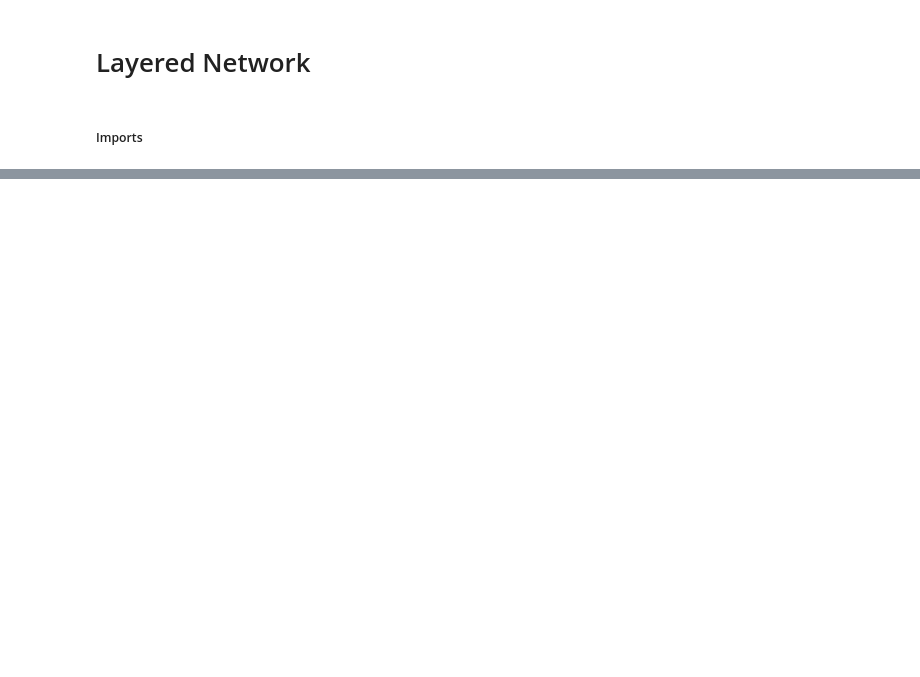
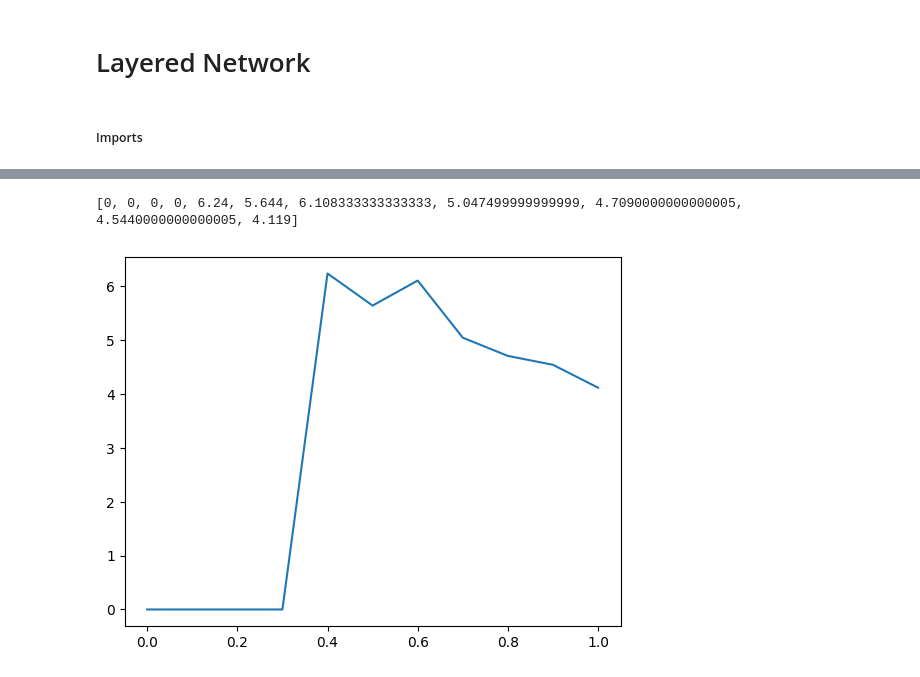
Before and after one commit to ZhuonengBao/Computational-Science-Project, a Jupyter notebook: notebooks/understanding_layered_network.ipynb, the cells around one changed output, grey strips where cells are left out. Saved outputs shown, nothing was run; the diff lists cells and outputs as text; code cells hidden in the pictures; blank space fills up the shorter version.

```diff
--- a/notebooks/understanding_layered_network.ipynb
+++ b/notebooks/understanding_layered_network.ipynb
@@ -130,0 +132,32 @@ print(a)
+# %%
+# Parameters
+n = 10
+p = 0.5
+ps = np.arange(0, 1.1, 0.1)
+time = 25
+step = 0.01
+
+
+# Simulation
+N_sim = 2
+peak_times = []
+for pr in ps:
+
+    # time_p = []
+    # for _ in range(N_sim):
+    Network = LayeredNetworkGraph([(n, 0, 'g'), (n, p, 'h')], time, step, inter_prob=pr, verbose=False)
+    t = Network.run()
+
+        # time_p.append(t)
+
+    peak_times.append(t)
+# %%
+print(peak_times)
+# ts = np.sum(peak_times, axis=1) / N_sim
+
+plt.figure()
+plt.plot(ps, peak_times)
+plt.show()
+# %% [output]
+[0, 0, 0, 0, 6.24, 5.644, 6.108333333333333, 5.047499999999999, 4.7090000000000005, 4.5440000000000005, 4.119]
+[figure, added]
```
Also changed, not shown: parts of 10 cells of this notebook, 1 other file.
